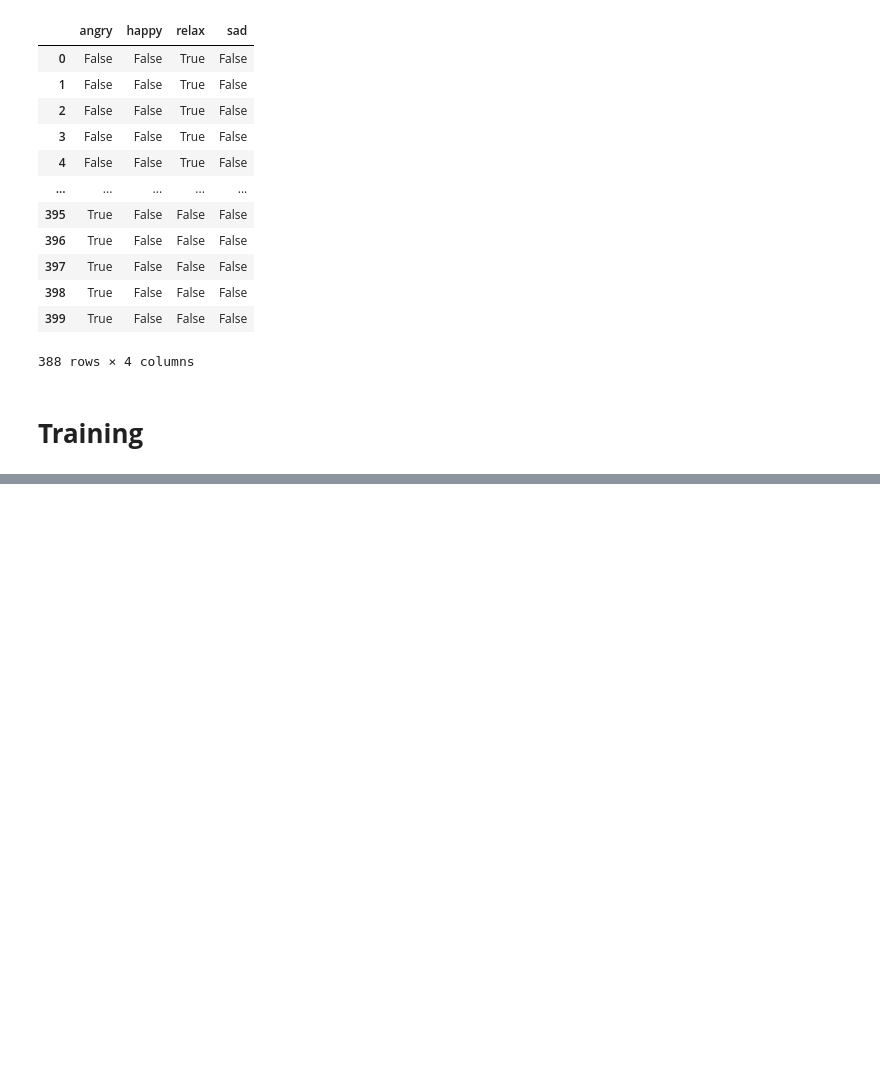
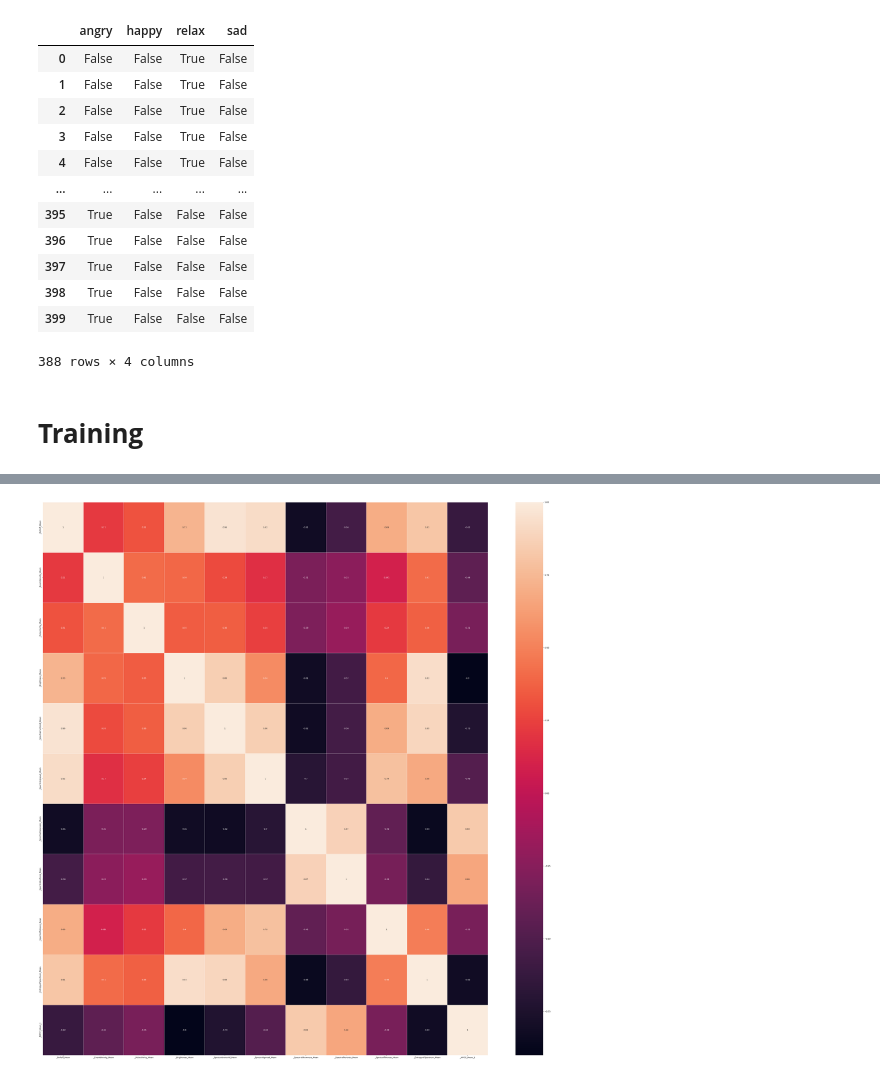
Before and after one commit to GreyWard/TugasPAD_NN, a Jupyter notebook: Simplified.ipynb, the cells around one changed output, grey strips where cells are left out. Cells and saved outputs as stored; diff of their text form; code cells hidden in the pictures; blank space fills up the shorter version.

```diff
--- a/Simplified.ipynb
+++ b/Simplified.ipynb
@@ -290,0 +352,11 @@ epoch 100100 error = 1.557806
+# %%
+import seaborn as sns
+import matplotlib.pyplot as plt
+
+data = X[['_Rolloff_Mean','_Eventdensity_Mean','_Pulseclarity_Mean','_Brightness_Mean','_Spectralcentroid_Mean','_Spectralspread_Mean','_Spectralskewness_Mean','_Spectralkurtosis_Mean','_Spectralflatness_Mean','_EntropyofSpectrum_Mean','_MFCC_Mean_1']]
+matrix = data.corr(method='pearson')
+plt.figure(figsize=(50,50))
+sns.heatmap(matrix, annot=True,linewidths=.5)
+plt.show()
+# %% [output]
+[figure, added]
```
Also changed, not shown: parts of 14 cells of this notebook.
